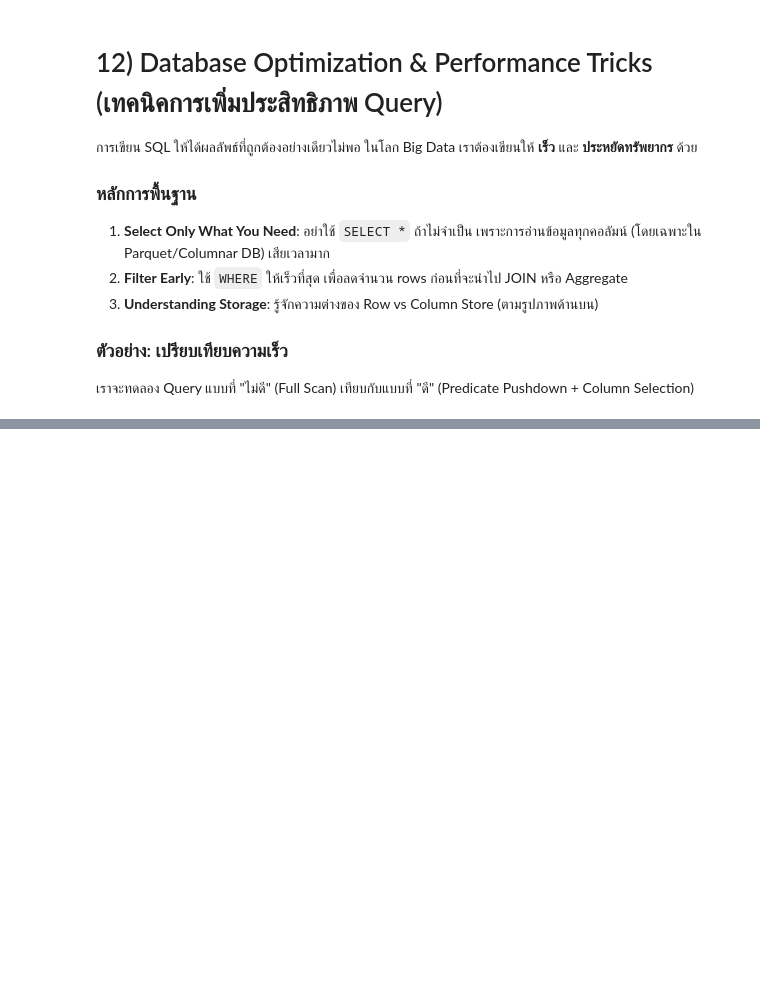
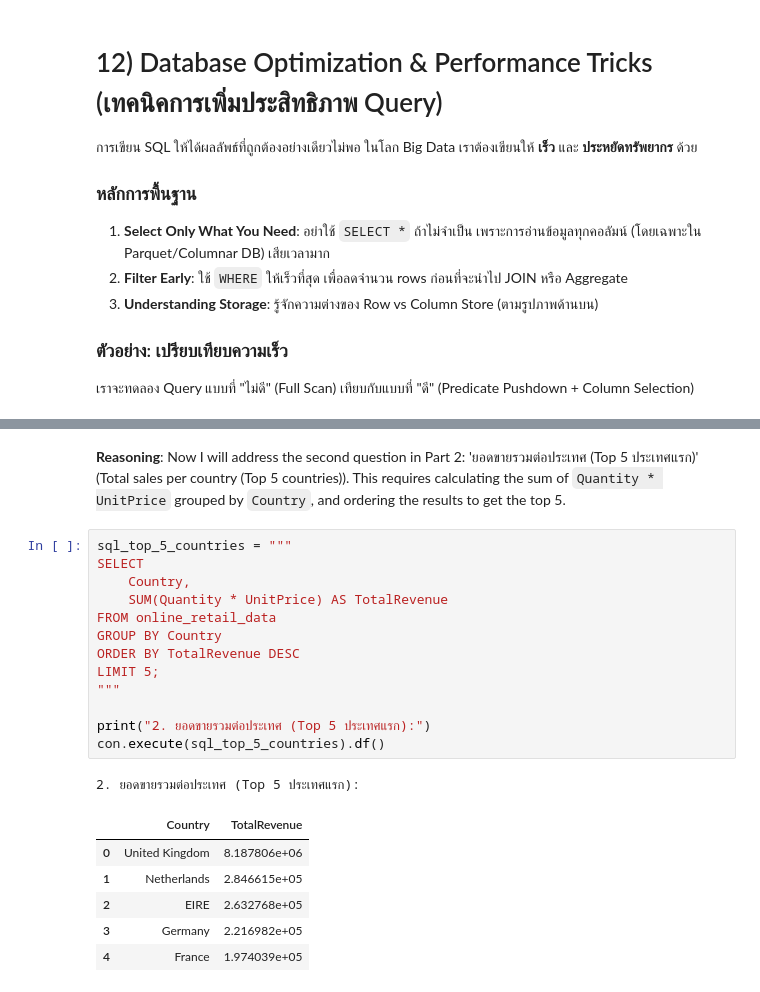
Before and after one commit to naphataim-glitch/Big, a Jupyter notebook: bigdata_week3_sql_duckdb_to_spark.ipynb, the cells around one changed output, grey strips where cells are left out. Cells and saved outputs as stored; diff of their text form; blank space fills up the shorter version.

```diff
--- a/bigdata_week3_sql_duckdb_to_spark.ipynb
+++ b/bigdata_week3_sql_duckdb_to_spark.ipynb
@@ -822,0 +1204,24 @@ spark.sql(spark_sql).show()
+# %% [markdown]
+**Reasoning**:
+Now I will address the second question in Part 2: 'ยอดขายรวมต่อประเทศ (Top 5 ประเทศแรก)' (Total sales per country (Top 5 countries)). This requires calculating the sum of `Quantity * UnitPrice` grouped by `Country`, and ordering the results to get the top 5.
+# %%
+sql_top_5_countries = """
+SELECT
+    Country,
+    SUM(Quantity * UnitPrice) AS TotalRevenue
+FROM online_retail_data
+GROUP BY Country
+ORDER BY TotalRevenue DESC
+LIMIT 5;
+"""
+
+print("2. ยอดขายรวมต่อประเทศ (Top 5 ประเทศแรก):")
+con.execute(sql_top_5_countries).df()
+# %% [output]
+2. ยอดขายรวมต่อประเทศ (Top 5 ประเทศแรก):
+|  | Country | TotalRevenue |
+| 0 | United Kingdom | 8.187806e+06 |
+| 1 | Netherlands | 2.846615e+05 |
+| 2 | EIRE | 2.632768e+05 |
+| 3 | Germany | 2.216982e+05 |
+| 4 | France | 1.974039e+05 |
```
Also changed, not shown: parts of 48 cells of this notebook.
